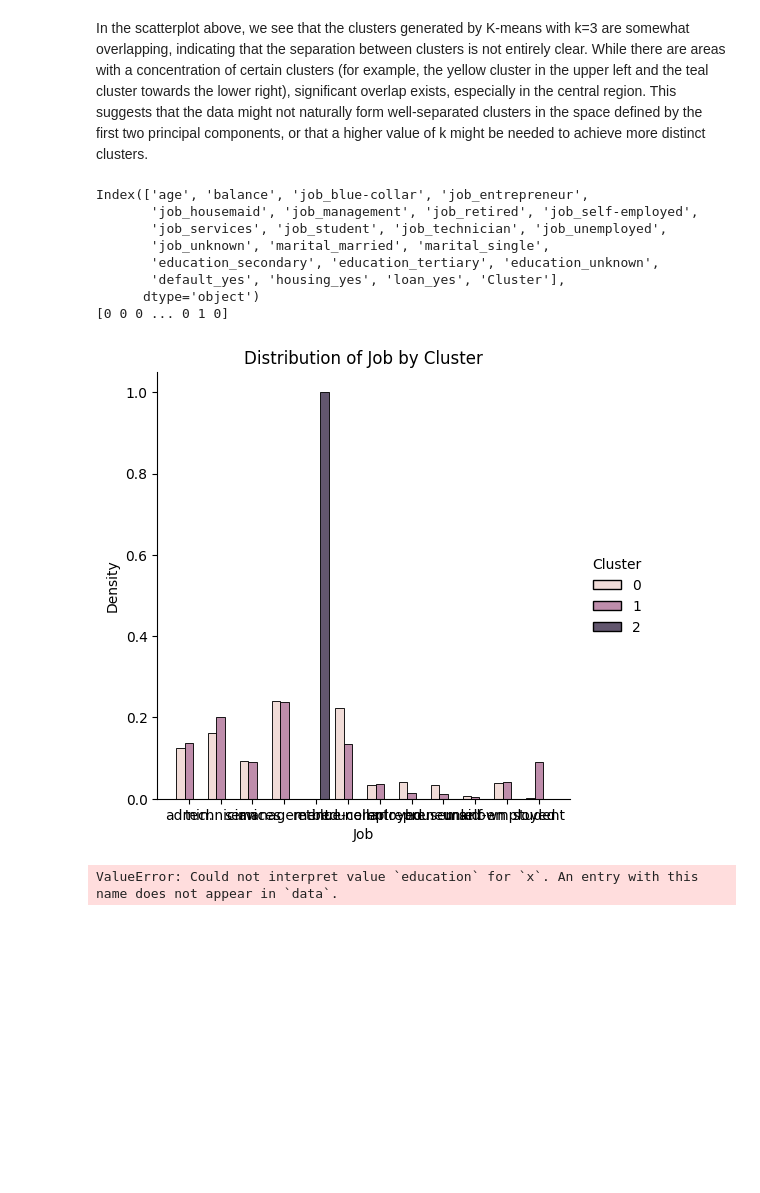
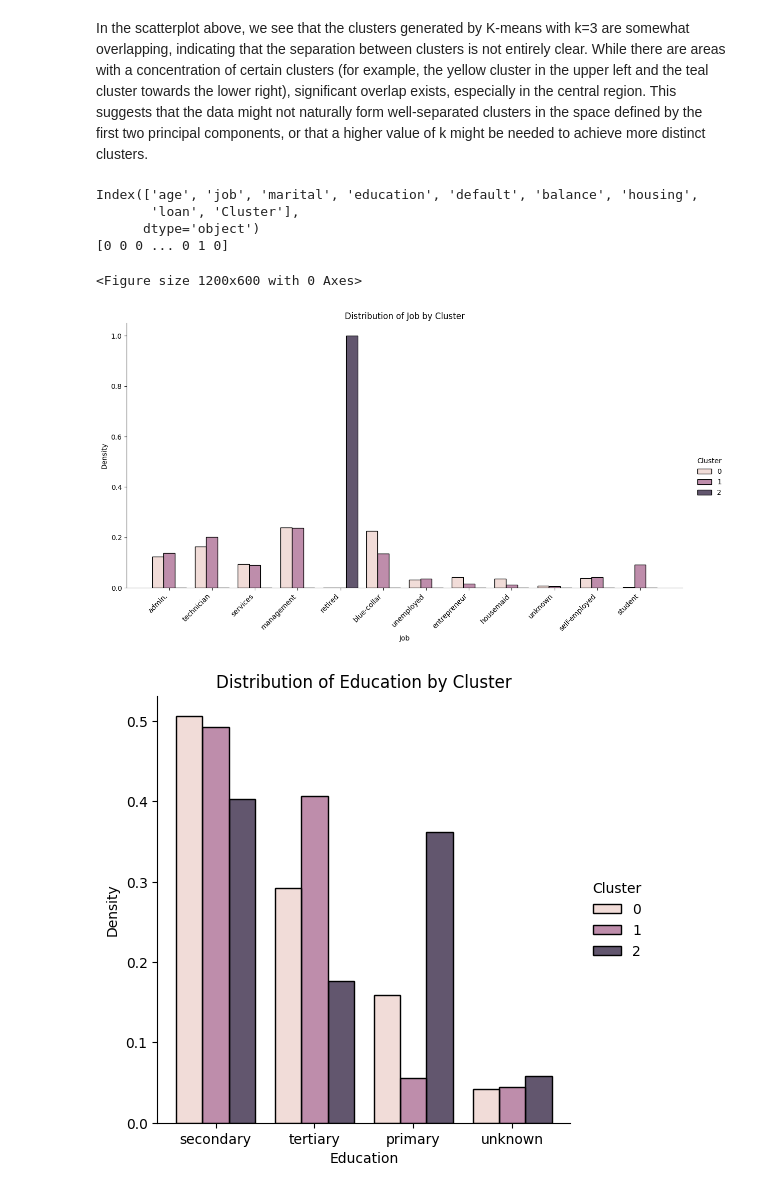
Before and after one commit to JohanGRibeiro/ml-projects, a Jupyter notebook: CodeJohan/hw4.ipynb, the cells around one changed output. Cells and saved outputs as stored; diff of their text form; code cells hidden in the pictures; blank space fills up the shorter version.

```diff
--- a/CodeJohan/hw4.ipynb
+++ b/CodeJohan/hw4.ipynb
@@ -167,31 +167,30 @@ In the scatterplot above, we see that the clusters generated by K-means with k=3
 # %%
 import seaborn as sns
 # Add cluster labels to the original dataframe
-print(accounts_df_normalized_std.columns)
+print(accounts_df_pre_dummification.columns)
 accounts_df_pre_dummification['Cluster'] = labels  # 'labels' is from the previous K-means clustering step
 print(labels)
 
-# Plot 'job' distribution by cluster
-sns.displot(data=accounts_df_pre_dummification, x='job', hue='Cluster', multiple='dodge', stat='density', shrink=0.8, common_norm=False)
+# Increase the figure size and adjust the rotation of x-axis labels
+plt.figure(figsize=(12, 6))
+sns.displot(data=accounts_df_pre_dummification, x='job', hue='Cluster', multiple='dodge', stat='density', shrink=0.8, common_norm=False, height=6, aspect=2)
 plt.title('Distribution of Job by Cluster')
 plt.xlabel('Job')
 plt.ylabel('Density')
+plt.xticks(rotation=45, ha='right')  # Rotate x-axis labels for better readability
 plt.show()
 
 # Plot 'education' distribution by cluster
-sns.displot(data=accounts_df, x='education', hue='Cluster', multiple='dodge', stat='density', shrink=0.8, common_norm=False)
+sns.displot(data=accounts_df_pre_dummification, x='education', hue='Cluster', multiple='dodge', stat='density', shrink=0.8, common_norm=False)
 plt.title('Distribution of Education by Cluster')
 plt.xlabel('Education')
 plt.ylabel('Density')
 plt.show()
 # %% [output]
-Index(['age', 'balance', 'job_blue-collar', 'job_entrepreneur',
-       'job_housemaid', 'job_management', 'job_retired', 'job_self-employed',
-       'job_services', 'job_student', 'job_technician', 'job_unemployed',
-       'job_unknown', 'marital_married', 'marital_single',
-       'education_secondary', 'education_tertiary', 'education_unknown',
-       'default_yes', 'housing_yes', 'loan_yes', 'Cluster'],
+Index(['age', 'job', 'marital', 'education', 'default', 'balance', 'housing',
+       'loan', 'Cluster'],
       dtype='object')
 [0 0 0 ... 0 1 0]
+<Figure size 1200x600 with 0 Axes>
-[figure, old version]
+[figure, new version]
-ValueError: Could not interpret value `education` for `x`. An entry with this name does not appear in `data`.
+[figure, added]
```
